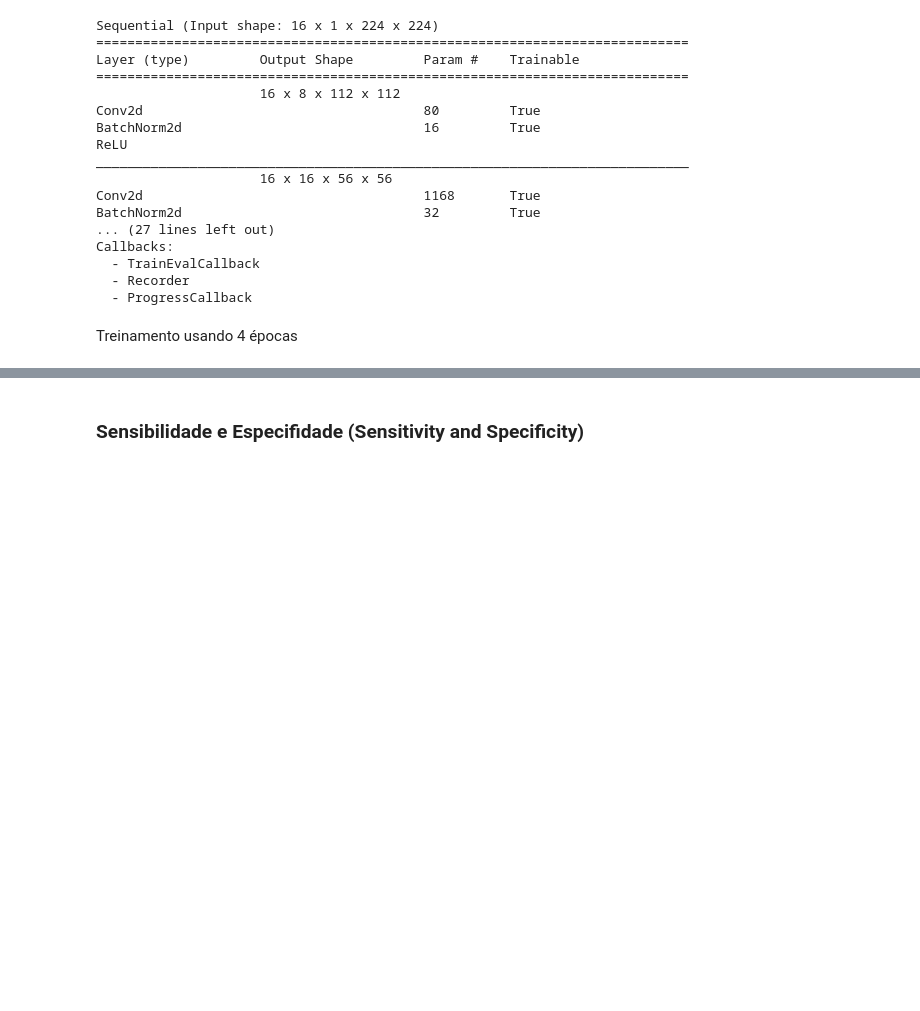
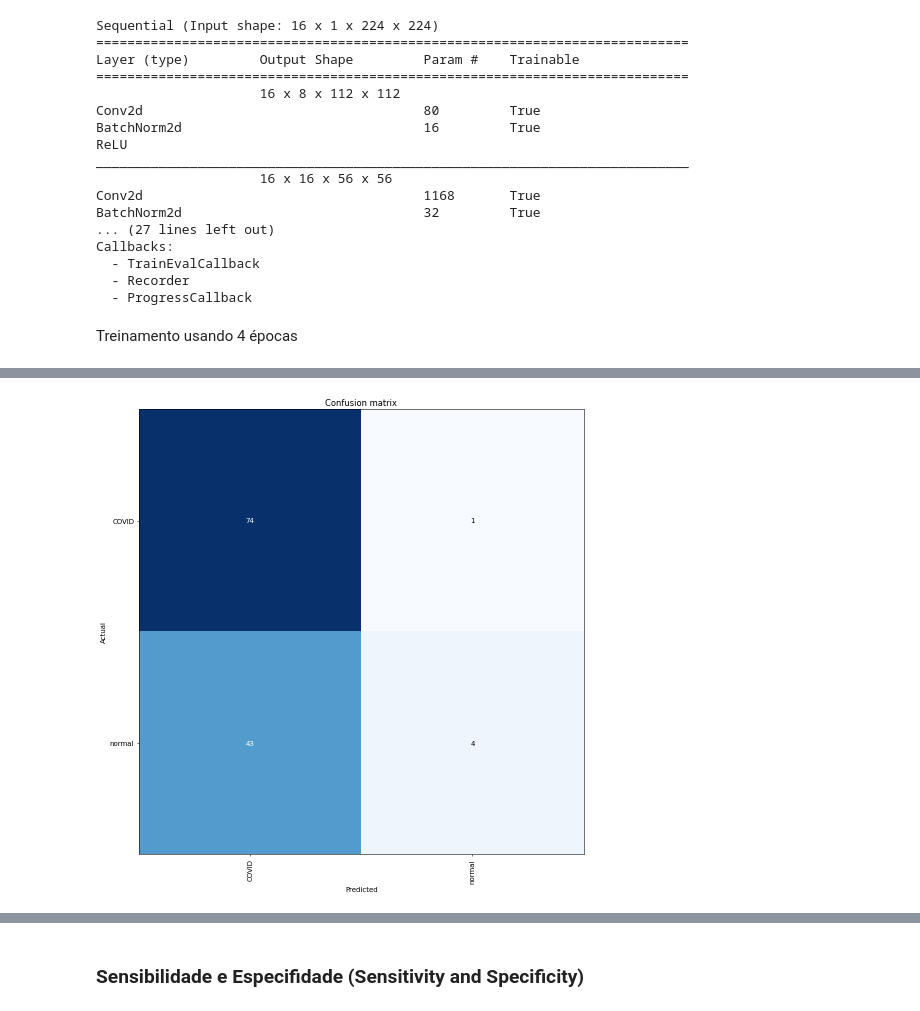
Before and after one commit to IC-UFAL-IADD/IADD, a Jupyter notebook: [2022]IADD_FastAI_CNN_Intro.ipynb, the cells around one changed output, grey strips where cells are left out. Cells and saved outputs as stored; diff of their text form; code cells hidden in the pictures; blank space fills up the shorter version.

```diff
--- a/[2022]IADD_FastAI_CNN_Intro.ipynb
+++ b/[2022]IADD_FastAI_CNN_Intro.ipynb
@@ -226,0 +198,3 @@ NameError: ignored
+# %%
+interp.plot_confusion_matrix(figsize=(15, 10), dpi=50)
+# %% [output]
@@ -226,0 +202 @@ NameError: ignored
+[figure, added]
```
Also changed, not shown: parts of 20 cells of this notebook.
